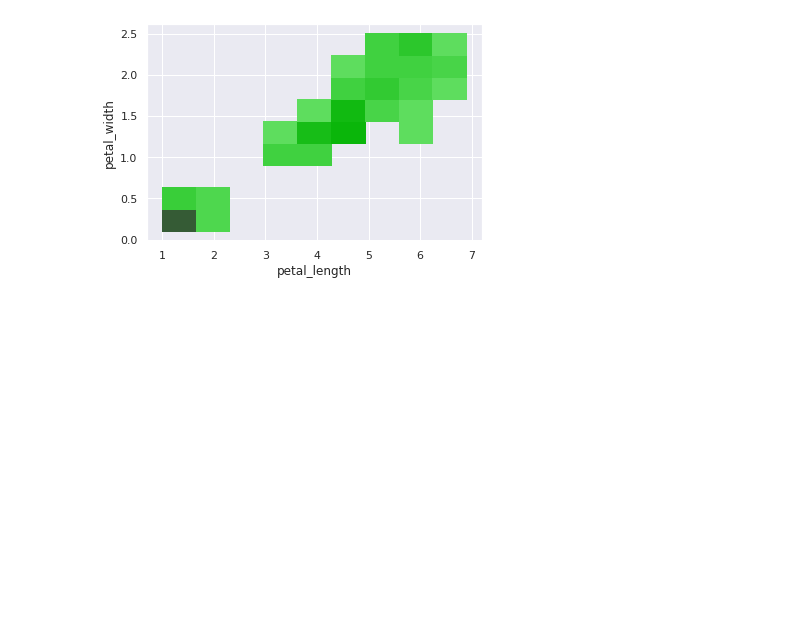
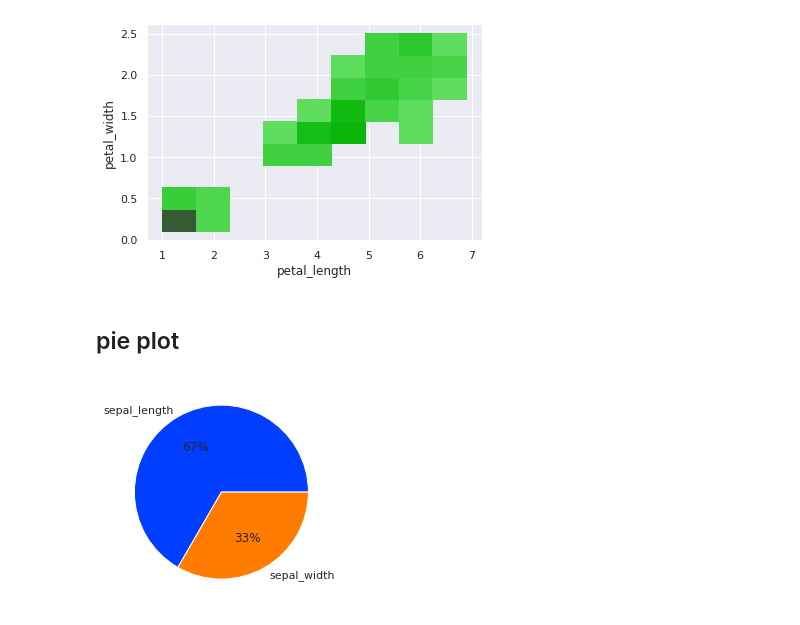
Before and after one commit to pratapsettyvenkata/CV-, a Jupyter notebook: Data Visualization.ipynb, the cells around one changed output. Saved outputs shown, nothing was run; the diff lists cells and outputs as text; code cells hidden in the pictures; blank space fills up the shorter version.

```diff
--- a/Data Visualization.ipynb
+++ b/Data Visualization.ipynb
@@ -93,3 +95,16 @@ sns.histplot(x = 'petal_length',y = 'petal_width',color='green',data=df)
 # %% [output]
 <matplotlib.axes._subplots.AxesSubplot at 0x...>
 [figure]
+# %% [markdown]
+## pie plot
+# %%
+data=[4.0,2.0]
+# %%
+labels=['sepal_length','sepal_width']
+# %%
+colors = sns.color_palette('bright')[0:5]
+# %%
+plt.pie(data, labels = labels, colors = colors, autopct='%.0f%%')
+plt.show()
+# %% [output]
+[figure, added]
```
Also changed, not shown: parts of 7 cells of this notebook.
